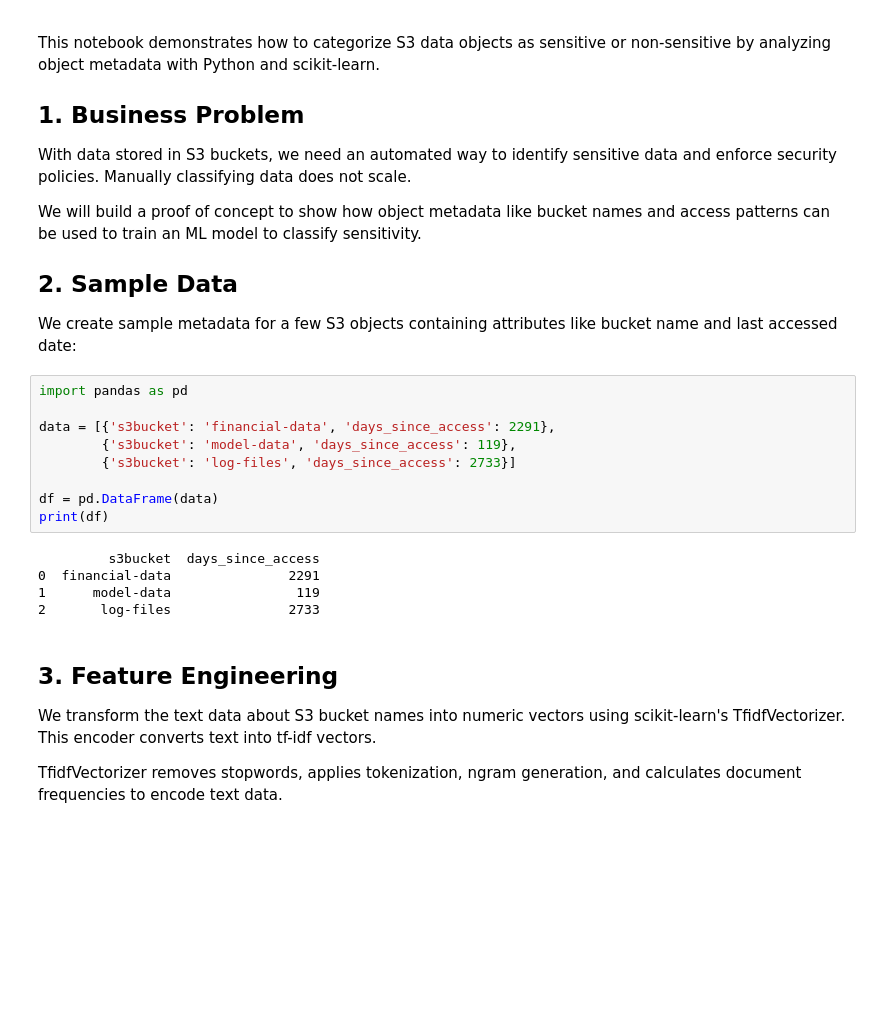
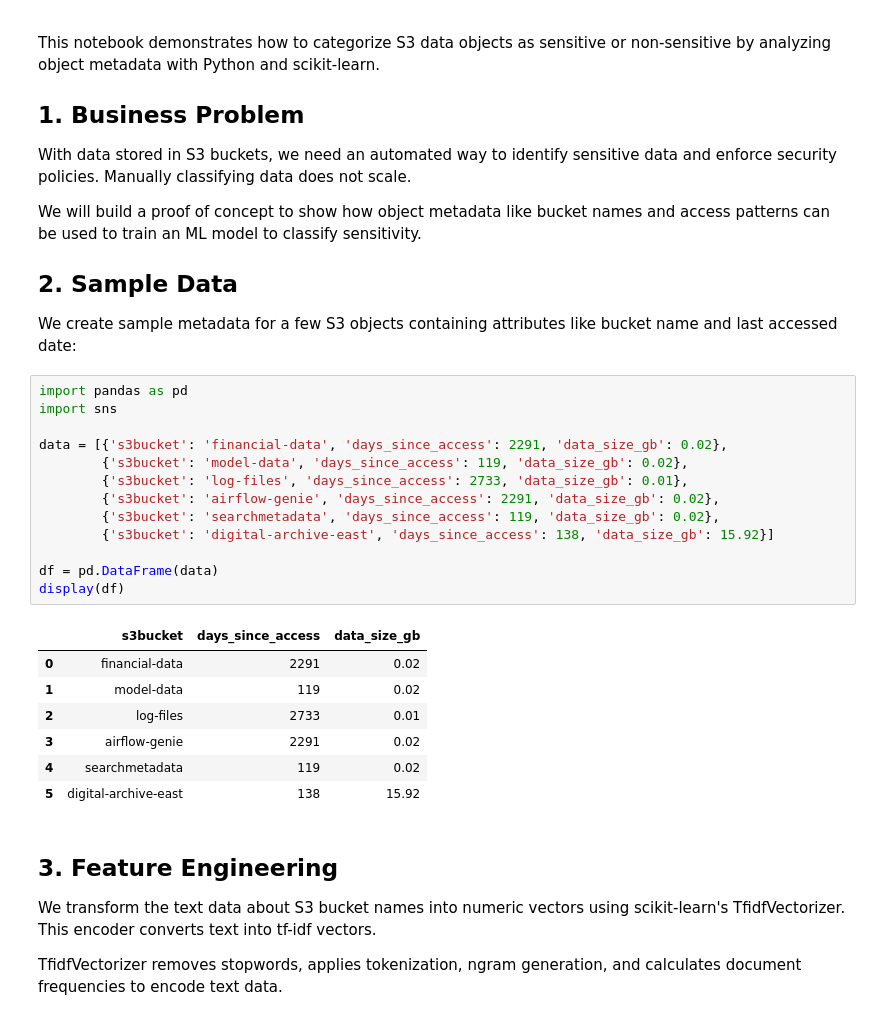
Before and after one commit to mgorav/Vectors, a Jupyter notebook: classification_s3_metadata.ipynb, the cells around one changed output. Saved outputs shown, nothing was run; the diff lists cells and outputs as text; blank space fills up the shorter version.

```diff
--- a/classification_s3_metadata.ipynb
+++ b/classification_s3_metadata.ipynb
@@ -11,18 +11,25 @@ We will build a proof of concept to show how object metadata like bucket names a
 We create sample metadata for a few S3 objects containing attributes like bucket name and last accessed date:
 # %%
 import pandas as pd
+import sns
 
-data = [{'s3bucket': 'financial-data', 'days_since_access': 2291},
-        {'s3bucket': 'model-data', 'days_since_access': 119},
-        {'s3bucket': 'log-files', 'days_since_access': 2733}]
+data = [{'s3bucket': 'financial-data', 'days_since_access': 2291, 'data_size_gb': 0.02},
+        {'s3bucket': 'model-data', 'days_since_access': 119, 'data_size_gb': 0.02},
+        {'s3bucket': 'log-files', 'days_since_access': 2733, 'data_size_gb': 0.01},
+        {'s3bucket': 'airflow-genie', 'days_since_access': 2291, 'data_size_gb': 0.02},
+        {'s3bucket': 'searchmetadata', 'days_since_access': 119, 'data_size_gb': 0.02},
+        {'s3bucket': 'digital-archive-east', 'days_since_access': 138, 'data_size_gb': 15.92}]
 
 df = pd.DataFrame(data)
-print(df)
+display(df)
 # %% [output]
-         s3bucket  days_since_access
-0  financial-data               2291
-1      model-data                119
-2       log-files               2733
+|  | s3bucket | days_since_access | data_size_gb |
+| 0 | financial-data | 2291 | 0.02 |
+| 1 | model-data | 119 | 0.02 |
+| 2 | log-files | 2733 | 0.01 |
+| 3 | airflow-genie | 2291 | 0.02 |
+| 4 | searchmetadata | 119 | 0.02 |
+| 5 | digital-archive-east | 138 | 15.92 |
 # %% [markdown]
 ## 3. Feature Engineering
 We transform the text data about S3 bucket names into numeric vectors using scikit-learn's TfidfVectorizer. This encoder converts text into tf-idf vectors.
```
Also changed, not shown: parts of 5 cells of this notebook.
